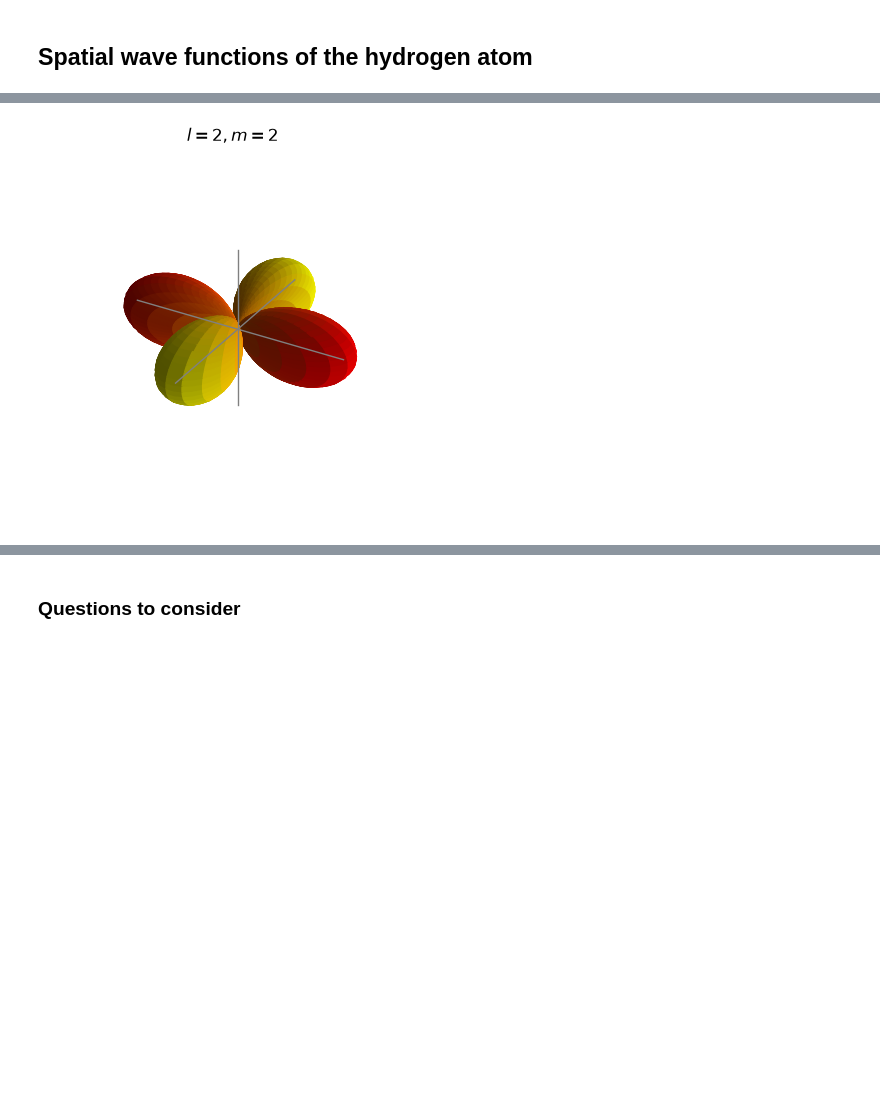
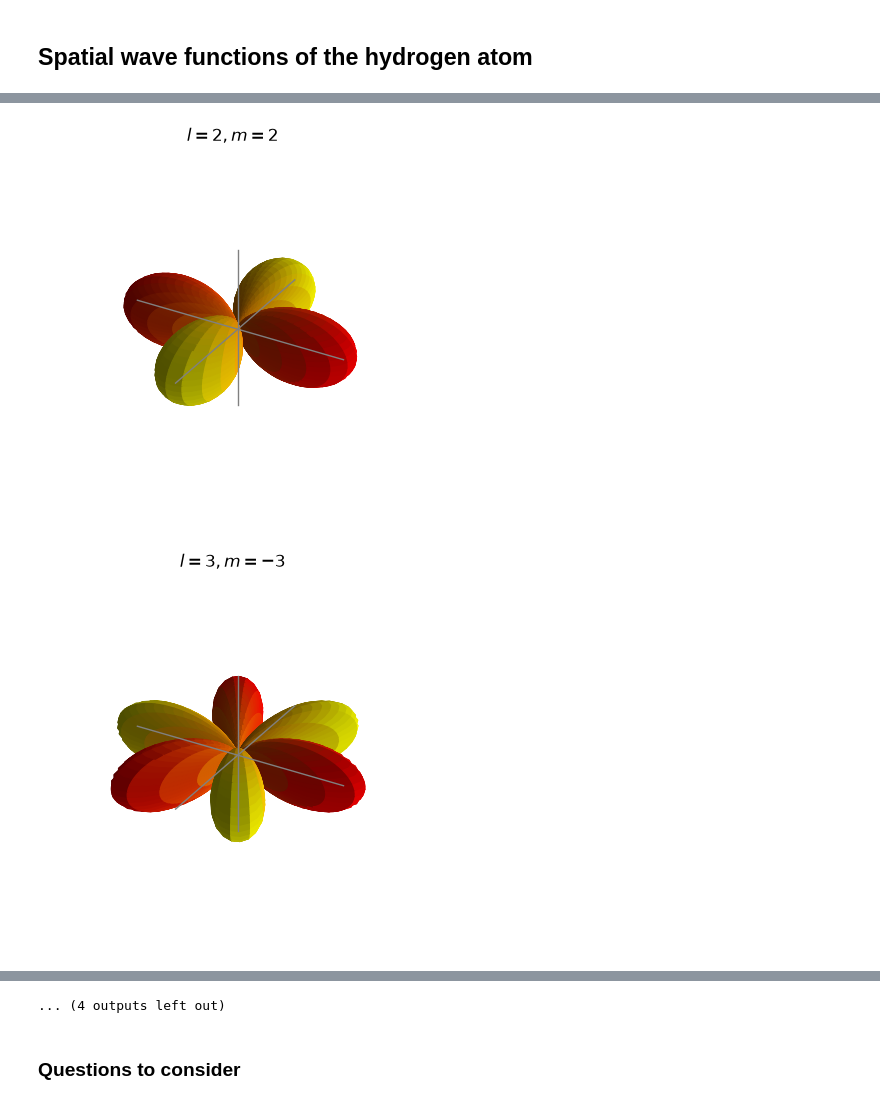
Before and after one commit to odibilnet/qccc, a Jupyter notebook: Chapter_02_Postulates_of_quantum_mechanics_V3.ipynb, the cells around one changed output, grey strips where cells are left out. Cells and saved outputs as stored; diff of their text form; code cells hidden in the pictures; blank space fills up the shorter version.

```diff
--- a/Chapter_02_Postulates_of_quantum_mechanics_V3.ipynb
+++ b/Chapter_02_Postulates_of_quantum_mechanics_V3.ipynb
@@ -148,14 +148,15 @@ def plot_orbitals(k, cmap = 'autumn'):
 # %% [markdown]
 ## Spatial wave functions of the hydrogen atom
 # %%
-plot_orbitals(2)
+plot_orbitals(3)
 # %% [output]
 [figure]
 [figure]
 [figure]
 [figure]
 [figure]
 [figure]
 [figure]
 [figure]
 [figure]
+[figure, added]
@@ -162,3 +165,4 @@ plot_orbitals(2)
+... (4 outputs left out)
 # %% [markdown]
 ### Questions to consider
 # %% [markdown]
```
Also changed, not shown: parts of 18 cells of this notebook.
